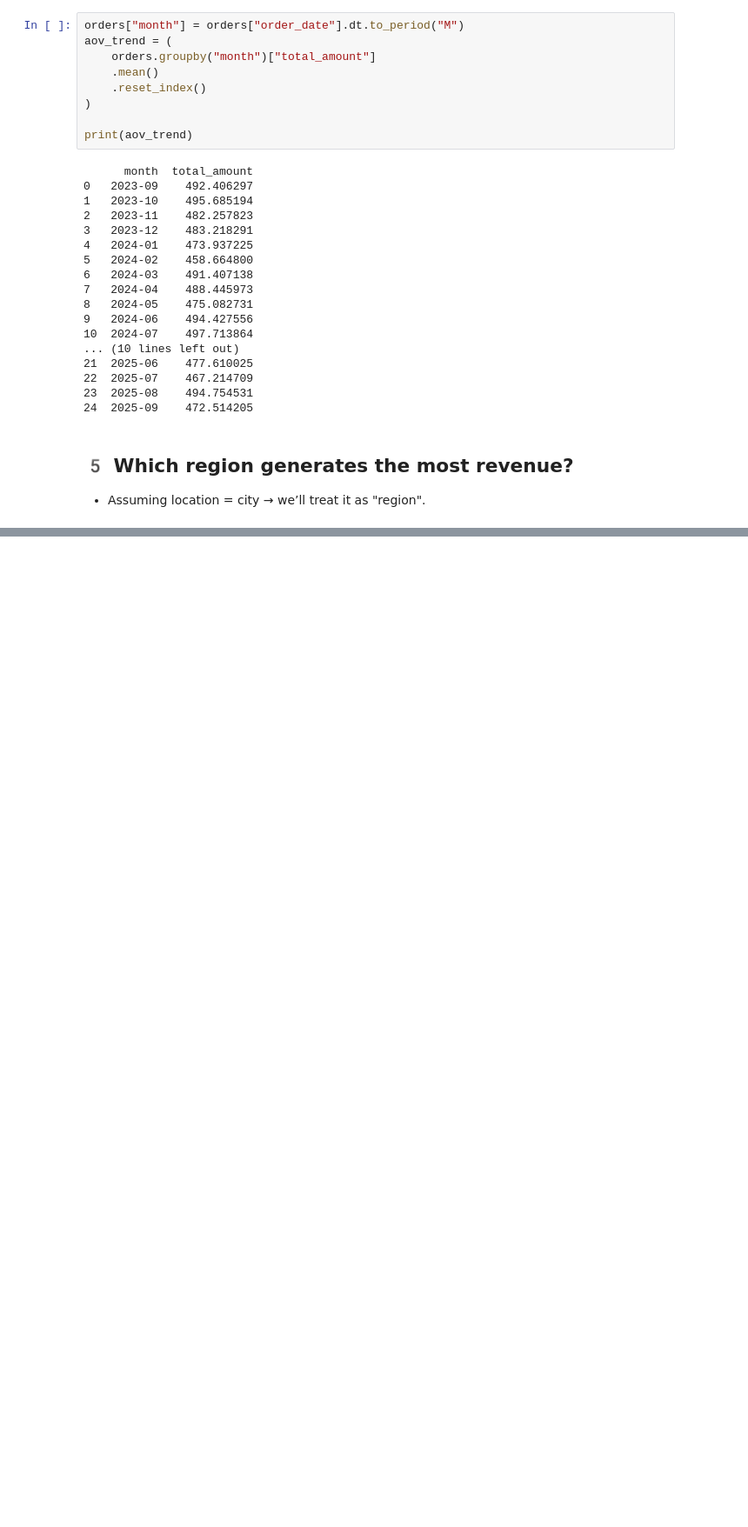
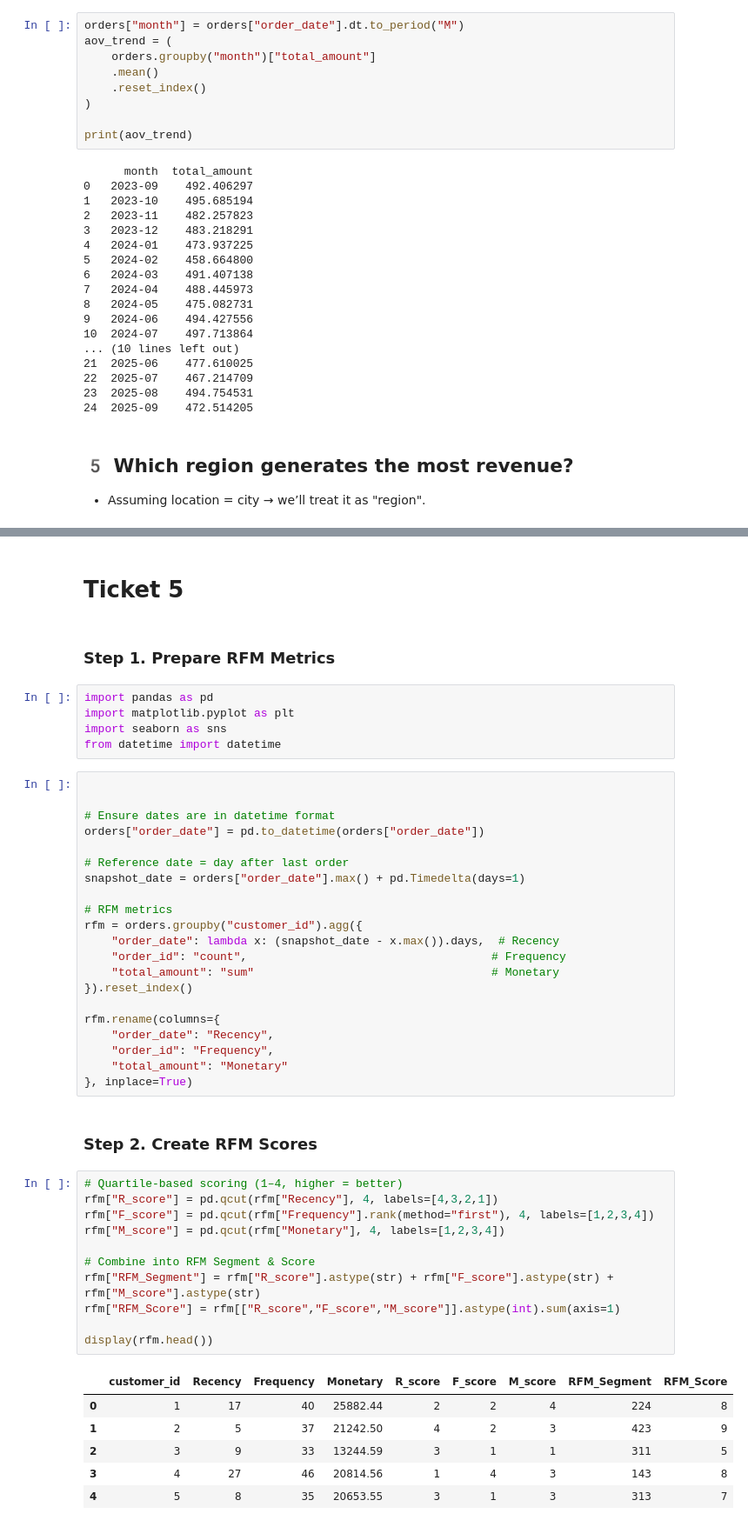
Before and after one commit to Kamal2131/ecomm-dataset, a Jupyter notebook: ecomm.ipynb, the cells around one changed output, grey strips where cells are left out. Shown at 87% size. Drawn from its saved outputs; the diff is of its cells as text; blank space fills up the shorter version.

```diff
--- a/ecomm.ipynb
+++ b/ecomm.ipynb
@@ -372,3 +372,53 @@ plt.tight_layout()
 plt.show()
 # %% [output]
 [figure]
+# %% [markdown]
+# Ticket 5
+# %% [markdown]
+### Step 1. Prepare RFM Metrics
+# %%
+import pandas as pd
+import matplotlib.pyplot as plt
+import seaborn as sns
+from datetime import datetime
+# %%
+
+
+# Ensure dates are in datetime format
+orders["order_date"] = pd.to_datetime(orders["order_date"])
+
+# Reference date = day after last order
+snapshot_date = orders["order_date"].max() + pd.Timedelta(days=1)
+
+# RFM metrics
+rfm = orders.groupby("customer_id").agg({
+    "order_date": lambda x: (snapshot_date - x.max()).days,  # Recency
+    "order_id": "count",                                    # Frequency
+    "total_amount": "sum"                                   # Monetary
+}).reset_index()
+
+rfm.rename(columns={
+    "order_date": "Recency",
+    "order_id": "Frequency",
+    "total_amount": "Monetary"
+}, inplace=True)
+# %% [markdown]
+### Step 2. Create RFM Scores
+# %%
+# Quartile-based scoring (1–4, higher = better)
+rfm["R_score"] = pd.qcut(rfm["Recency"], 4, labels=[4,3,2,1])
+rfm["F_score"] = pd.qcut(rfm["Frequency"].rank(method="first"), 4, labels=[1,2,3,4])
+rfm["M_score"] = pd.qcut(rfm["Monetary"], 4, labels=[1,2,3,4])
+
+# Combine into RFM Segment & Score
+rfm["RFM_Segment"] = rfm["R_score"].astype(str) + rfm["F_score"].astype(str) + rfm["M_score"].astype(str)
+rfm["RFM_Score"] = rfm[["R_score","F_score","M_score"]].astype(int).sum(axis=1)
+
+display(rfm.head())
+# %% [output]
+|  | customer_id | Recency | Frequency | Monetary | R_score | F_score | M_score | RFM_Segment | RFM_Score |
+| 0 | 1 | 17 | 40 | 25882.44 | 2 | 2 | 4 | 224 | 8 |
+| 1 | 2 | 5 | 37 | 21242.50 | 4 | 2 | 3 | 423 | 9 |
+| 2 | 3 | 9 | 33 | 13244.59 | 3 | 1 | 1 | 311 | 5 |
+| 3 | 4 | 27 | 46 | 20814.56 | 1 | 4 | 3 | 143 | 8 |
+| 4 | 5 | 8 | 35 | 20653.55 | 3 | 1 | 3 | 313 | 7 |
```
Also changed, not shown: parts of 11 cells of this notebook, 6 other files.
